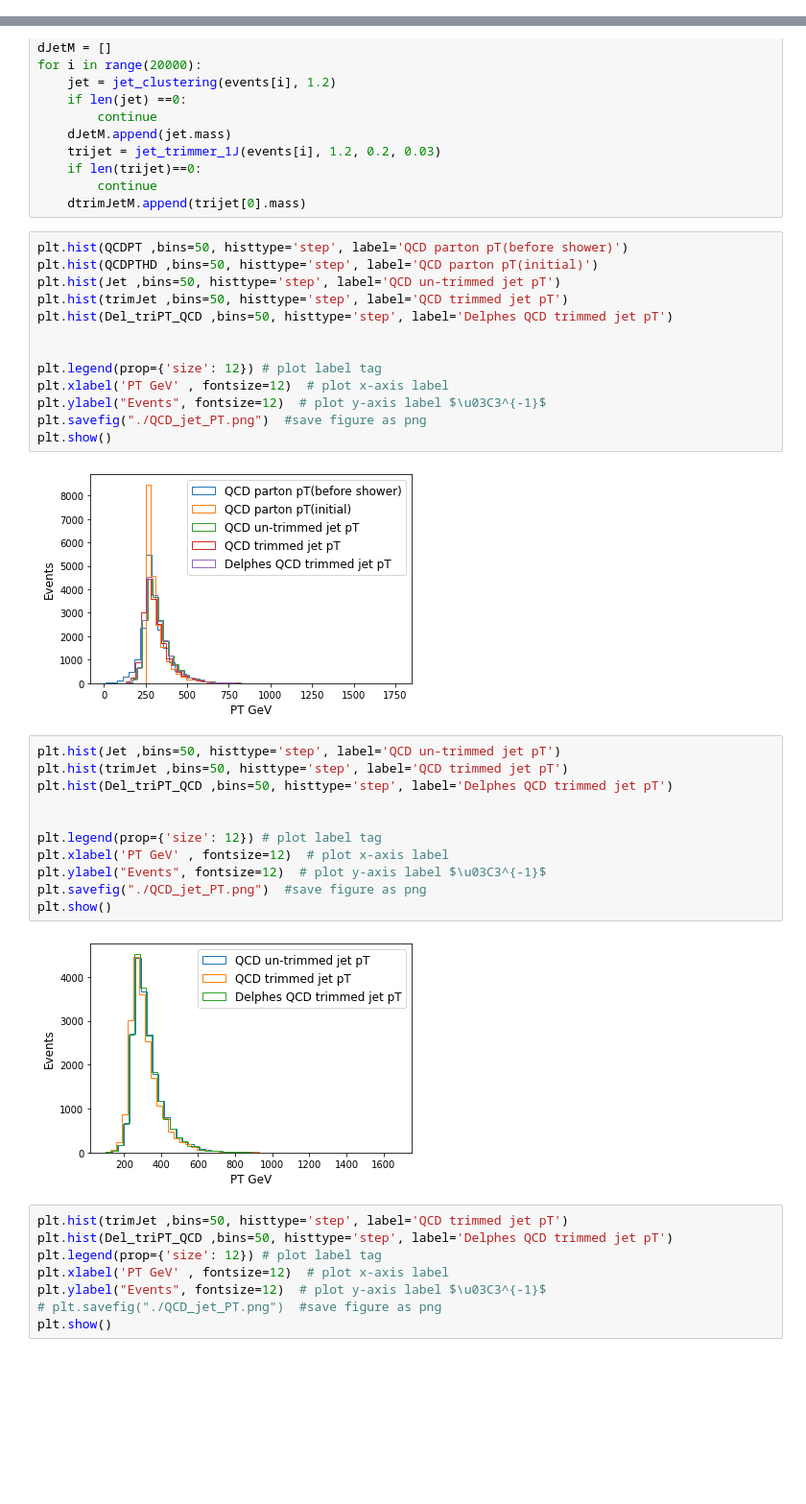
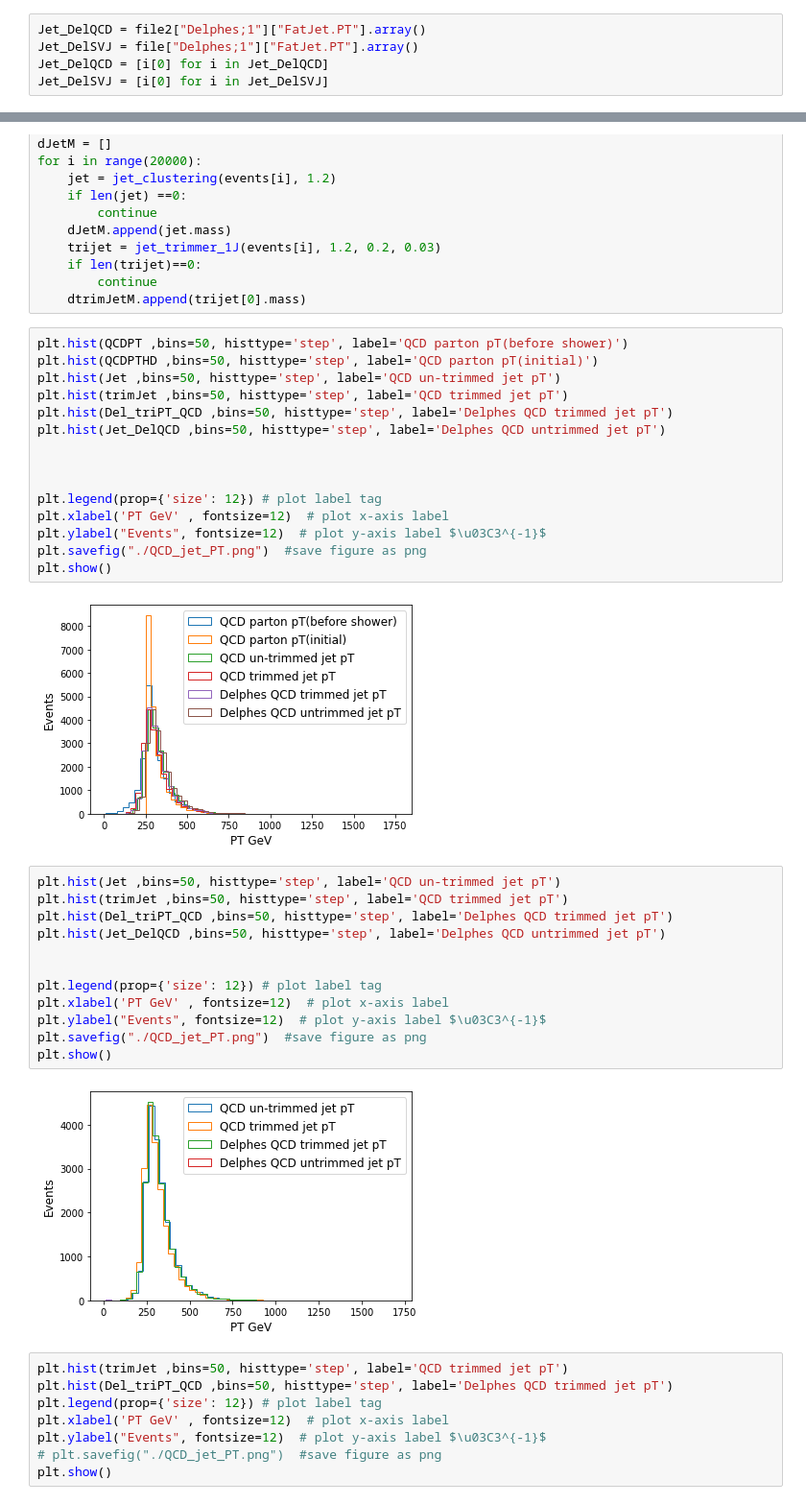
Before and after one commit to ja2006203966/events-generate, a Jupyter notebook: SVJ_QCD_JET_trimmed.ipynb, the cells around one changed output, grey strips where cells are left out. Shown at 96% size. Cells and saved outputs as stored; diff of their text form; blank space fills up the shorter version.

```diff
--- a/SVJ_QCD_JET_trimmed.ipynb
+++ b/SVJ_QCD_JET_trimmed.ipynb
@@ -230,3 +230,8 @@ Del_triMass_SVJ = [i.mass for i in triJet_DelSVJ]
 # %%
 Del_triMass_QCD = [i[0] for i in Del_triMass_QCD]
 Del_triMass_SVJ = [i[0] for i in Del_triMass_SVJ]
+# %%
+Jet_DelQCD = file2["Delphes;1"]["FatJet.PT"].array()
+Jet_DelSVJ = file["Delphes;1"]["FatJet.PT"].array()
+Jet_DelQCD = [i[0] for i in Jet_DelQCD]
+Jet_DelSVJ = [i[0] for i in Jet_DelSVJ]
@@ -314,6 +326,8 @@ plt.hist(QCDPTHD ,bins=50, histtype='step', label='QCD parton pT(initial)')
 plt.hist(Jet ,bins=50, histtype='step', label='QCD un-trimmed jet pT')
 plt.hist(trimJet ,bins=50, histtype='step', label='QCD trimmed jet pT')
 plt.hist(Del_triPT_QCD ,bins=50, histtype='step', label='Delphes QCD trimmed jet pT')
+plt.hist(Jet_DelQCD ,bins=50, histtype='step', label='Delphes QCD untrimmed jet pT')
+
 
 
 plt.legend(prop={'size': 12}) # plot label tag
@@ -322,20 +336,21 @@ plt.ylabel("Events", fontsize=12)  # plot y-axis label $\u03C3^{-1}$
 plt.savefig("./QCD_jet_PT.png")  #save figure as png
 plt.show()
 # %% [output]
-[figure, old version]
+[figure, new version]
 # %%
 plt.hist(Jet ,bins=50, histtype='step', label='QCD un-trimmed jet pT')
 plt.hist(trimJet ,bins=50, histtype='step', label='QCD trimmed jet pT')
 plt.hist(Del_triPT_QCD ,bins=50, histtype='step', label='Delphes QCD trimmed jet pT')
+plt.hist(Jet_DelQCD ,bins=50, histtype='step', label='Delphes QCD untrimmed jet pT')
 
 
 plt.legend(prop={'size': 12}) # plot label tag
 plt.xlabel('PT GeV' , fontsize=12)  # plot x-axis label
 plt.ylabel("Events", fontsize=12)  # plot y-axis label $\u03C3^{-1}$
 plt.savefig("./QCD_jet_PT.png")  #save figure as png
 plt.show()
 # %% [output]
-[figure, old version]
+[figure, new version]
 # %%
 plt.hist(trimJet ,bins=50, histtype='step', label='QCD trimmed jet pT')
 plt.hist(Del_triPT_QCD ,bins=50, histtype='step', label='Delphes QCD trimmed jet pT')
```
Also changed, not shown: parts of 9 cells of this notebook.
